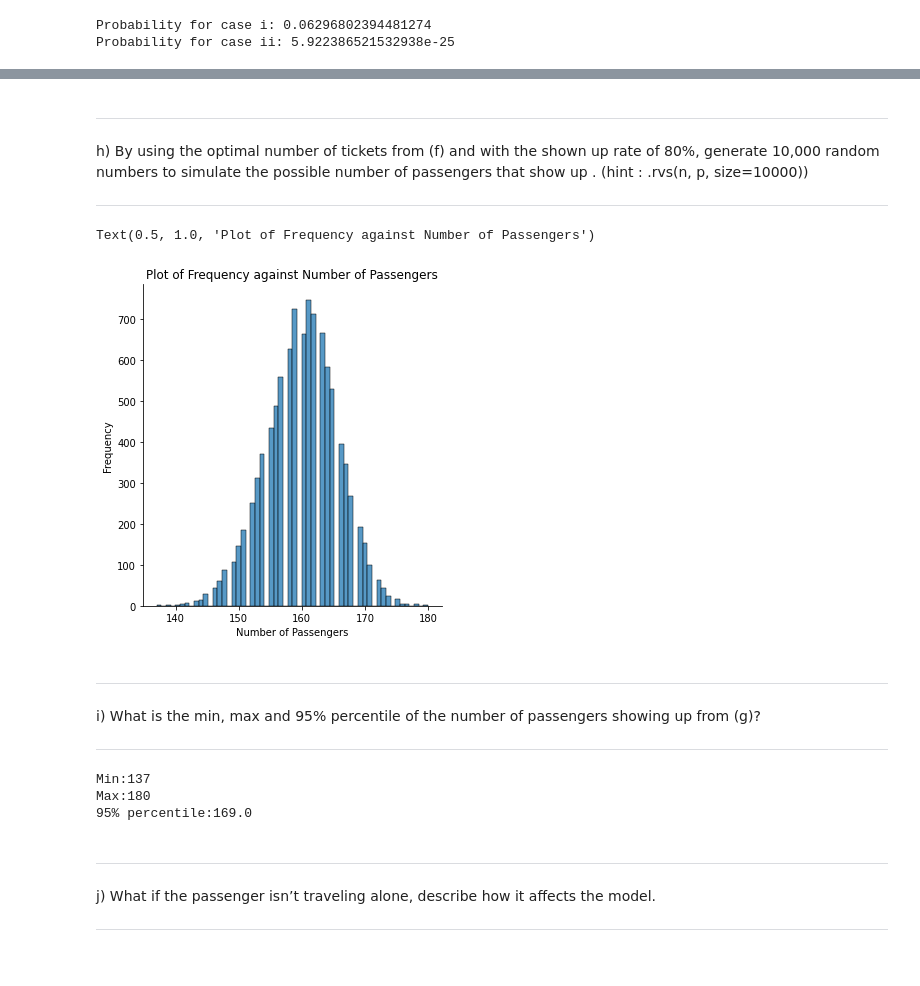
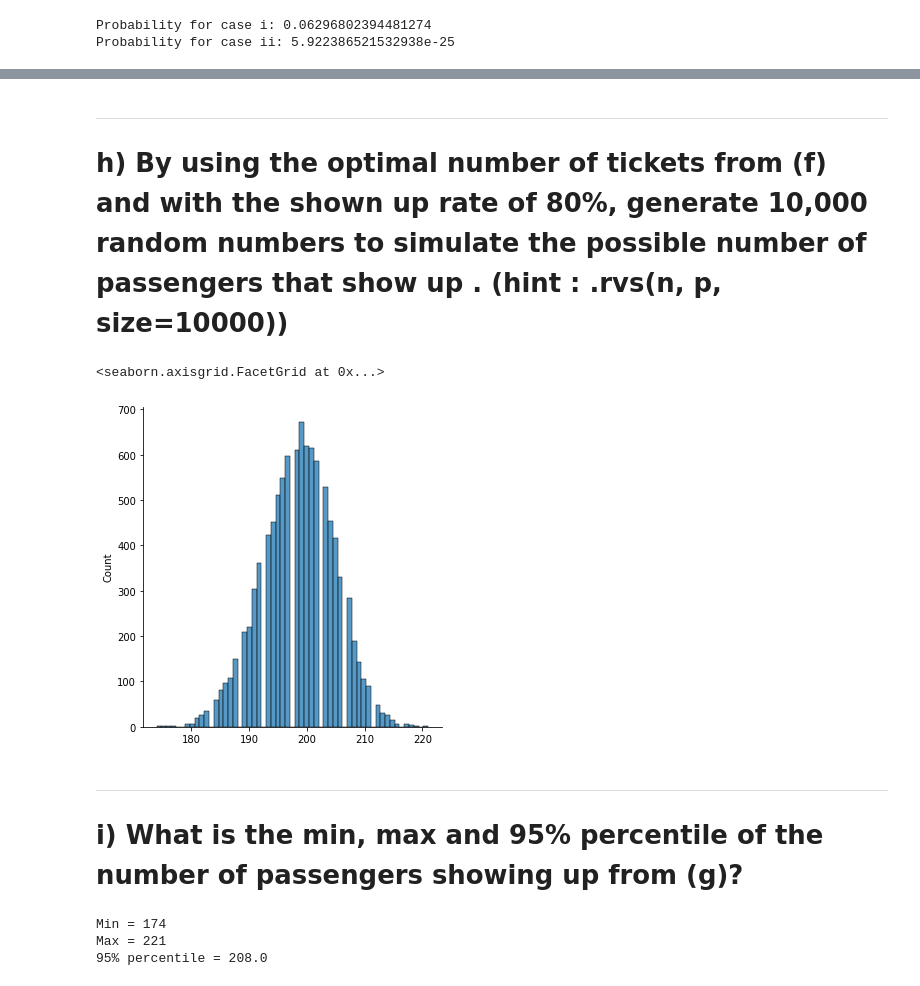
Before and after one commit to edwardloo/Kaggle, a Jupyter notebook: question-3-probability-and-uncertainty.ipynb, the cells around one changed output, grey strips where cells are left out. Saved outputs shown, nothing was run; the diff lists cells and outputs as text; code cells hidden in the pictures.

```diff
--- a/question-3-probability-and-uncertainty.ipynb
+++ b/question-3-probability-and-uncertainty.ipynb
@@ -253,33 +207,22 @@ Optimum Ticket Number Sold: 201.0
 # %% [markdown]
 ---
-h) By using the optimal number of tickets from (f) and with the shown up rate of 80%, generate 10,000 random numbers to simulate the possible number of passengers that show up . (hint : .rvs(n, p, size=10000))
-
----
+# h) By using the optimal number of tickets from (f) and with the shown up rate of 80%, generate 10,000 random numbers to simulate the possible number of passengers that show up . (hint : .rvs(n, p, size=10000))
-# %%
-num_passenger = binom.rvs(n = 200,p = 0.8, size = 10000, random_state = 0)
-sb.displot(data=num_passenger)
-
-plt.xlabel("Number of Passengers")
-plt.ylabel("Frequency")
-plt.title("Plot of Frequency against Number of Passengers")
-# %% [output]
-Text(0.5, 1.0, 'Plot of Frequency against Number of Passengers')
-[figure, removed]
+# %%
+gen_num = binom.rvs(n = 248,p = 0.8, size = 10000, random_state = 0) # random state defined to ensure reproducibility
+
+# visualizing the distrbution of the generated numbers
+sb.displot(data=gen_num)
+# %% [output]
+<seaborn.axisgrid.FacetGrid at 0x...>
+[figure, added]
 # %% [markdown]
 ---
-i) What is the min, max and 95% percentile of the number of passengers showing up from (g)?
-
----
+# i) What is the min, max and 95% percentile of the number of passengers showing up from (g)?
 # %%
-print("Min:" + str(np.min(num_passenger)))
-print("Max:" + str(np.max(num_passenger)))
-print("95% percentile:" + str(np.percentile(num_passenger,95)))
+print("Min = " + str(np.min(gen_num)))
+print("Max = " + str(np.max(gen_num)))
+print("95% percentile = " + str(np.percentile(gen_num,95)))
 # %% [output]
-Min:137
-Max:180
-95% percentile:169.0
+Min = 174
+Max = 221
+95% percentile = 208.0
-# %% [markdown]
----
-j) What if the passenger isn’t traveling alone, describe how it affects the model.
-
----
```
Also changed, not shown: parts of 17 cells of this notebook.
